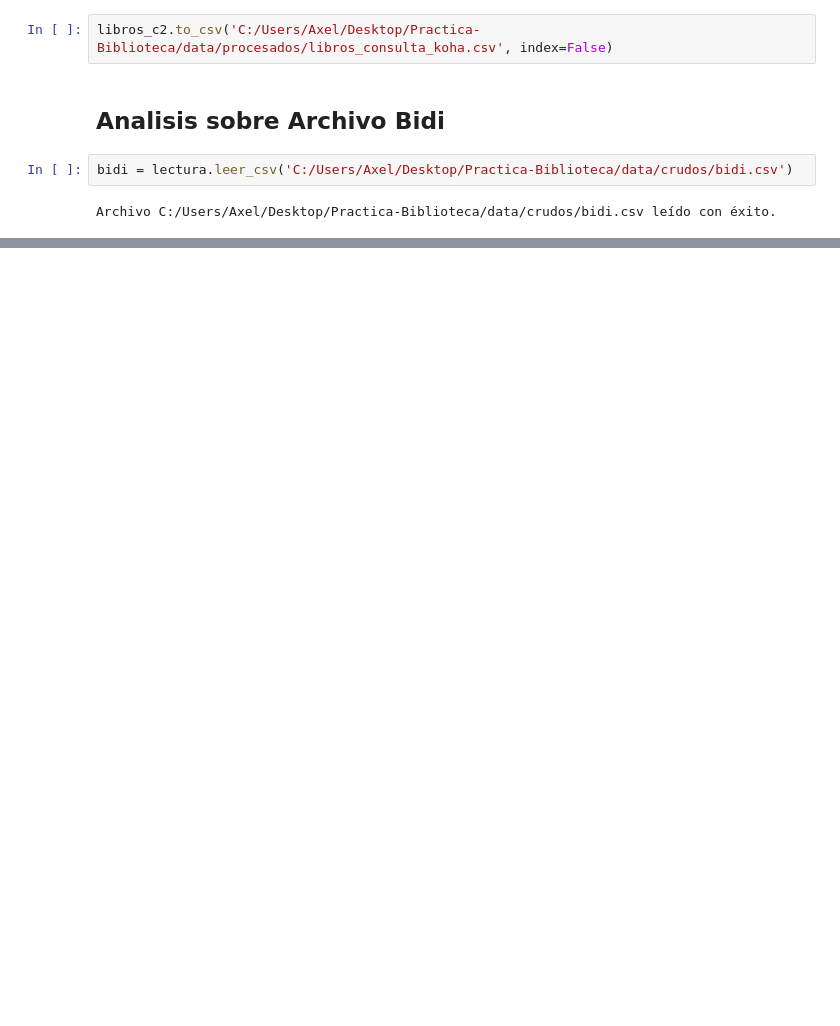
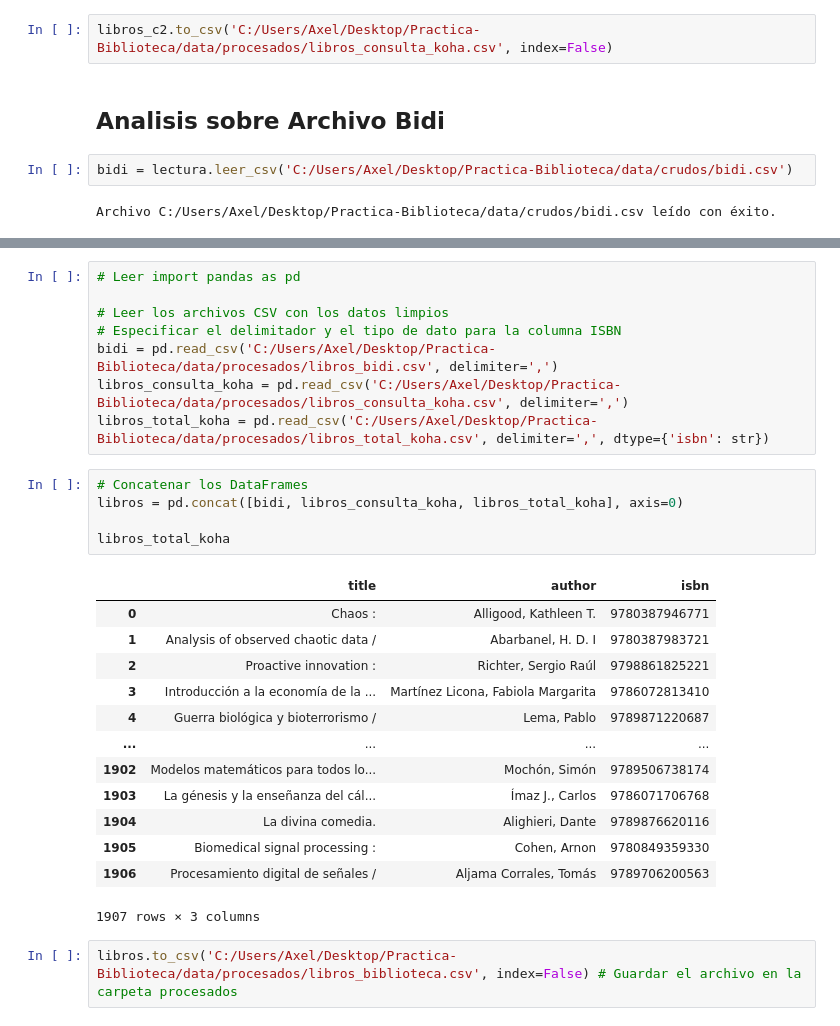
Before and after one commit to axelescalante0/Practica-Biblioteca, a Jupyter notebook: notebooks/analisis_exploratorio.ipynb, the cells around one changed output, grey strips where cells are left out. Drawn from its saved outputs; the diff is of its cells as text; blank space fills up the shorter version.

```diff
--- a/notebooks/analisis_exploratorio.ipynb
+++ b/notebooks/analisis_exploratorio.ipynb
@@ -396,0 +410,29 @@ bidi2
+# %%
+# Leer import pandas as pd
+
+# Leer los archivos CSV con los datos limpios
+# Especificar el delimitador y el tipo de dato para la columna ISBN
+bidi = pd.read_csv('C:/Users/Axel/Desktop/Practica-Biblioteca/data/procesados/libros_bidi.csv', delimiter=',')
+libros_consulta_koha = pd.read_csv('C:/Users/Axel/Desktop/Practica-Biblioteca/data/procesados/libros_consulta_koha.csv', delimiter=',')
+libros_total_koha = pd.read_csv('C:/Users/Axel/Desktop/Practica-Biblioteca/data/procesados/libros_total_koha.csv', delimiter=',', dtype={'isbn': str})
+# %%
+# Concatenar los DataFrames
+libros = pd.concat([bidi, libros_consulta_koha, libros_total_koha], axis=0)
+
+libros_total_koha
+# %% [output]
+|  | title | author | isbn |
+| 0 | Chaos : | Alligood, Kathleen T. | 9780387946771 |
+| 1 | Analysis of observed chaotic data / | Abarbanel, H. D. I | 9780387983721 |
+| 2 | Proactive innovation : | Richter, Sergio Raúl | 9798861825221 |
+| 3 | Introducción a la economía de la ... | Martínez Licona, Fabiola Margarita | 9786072813410 |
+| 4 | Guerra biológica y bioterrorismo / | Lema, Pablo | 9789871220687 |
+| ... | ... | ... | ... |
+| 1902 | Modelos matemáticos para todos lo... | Mochón, Simón | 9789506738174 |
+| 1903 | La génesis y la enseñanza del cál... | Ímaz J., Carlos | 9786071706768 |
+| 1904 | La divina comedia. | Alighieri, Dante | 9789876620116 |
+| 1905 | Biomedical signal processing : | Cohen, Arnon | 9780849359330 |
+| 1906 | Procesamiento digital de señales / | Aljama Corrales, Tomás | 9789706200563 |
+1907 rows × 3 columns
+# %%
+libros.to_csv('C:/Users/Axel/Desktop/Practica-Biblioteca/data/procesados/libros_biblioteca.csv', index=False) # Guardar el archivo en la carpeta procesados
```
Also changed, not shown: parts of 18 cells of this notebook, 4 other files.
